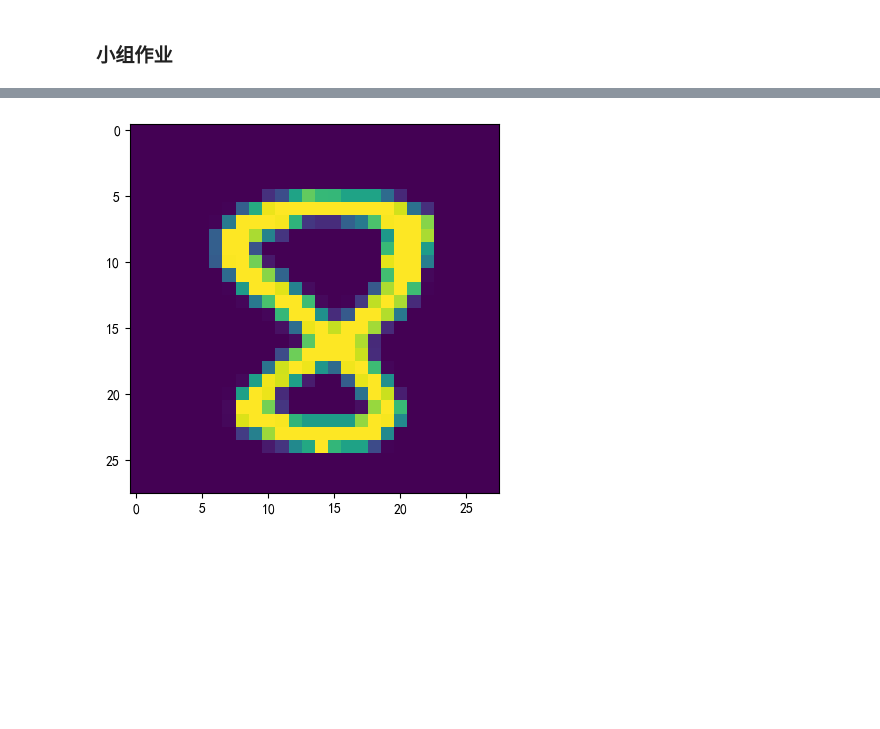
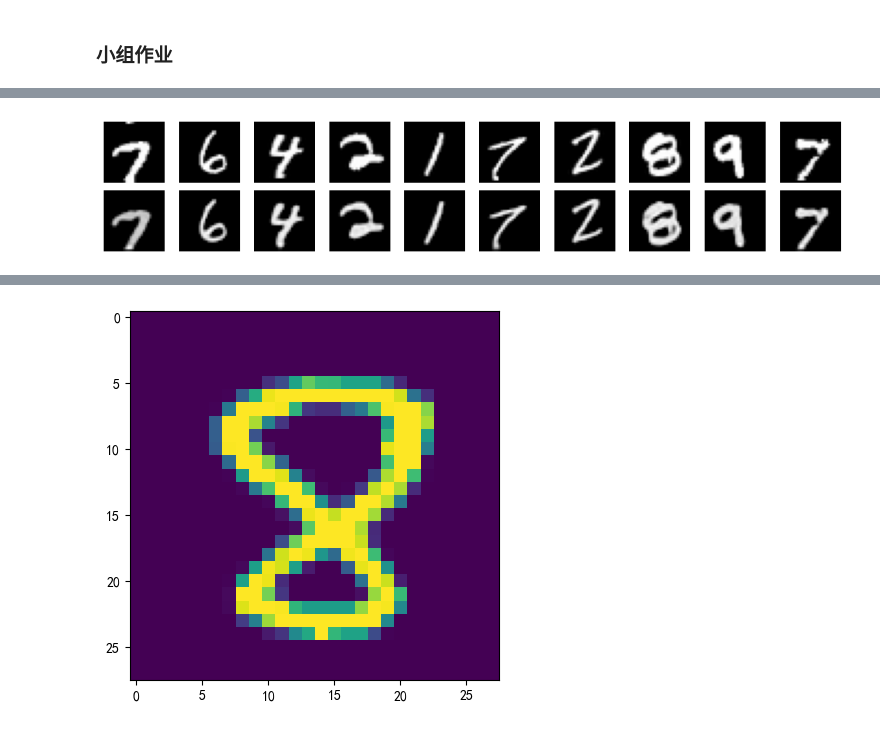
Before and after one commit to zhaziqwe/semi-supervised-minist, a Jupyter notebook: 小组作业.ipynb, the cells around one changed output, grey strips where cells are left out. Drawn from its saved outputs; the diff is of its cells as text; code cells hidden in the pictures; blank space fills up the shorter version.

```diff
--- a/小组作业.ipynb
+++ b/小组作业.ipynb
@@ -284,0 +536,26 @@ plt.show()
+# %%
+images = next(iter(unlabel_train_loader))
+images = images.reshape(-1, 1, 28, 28)
+images = images.to('cuda:0')  # 将输入数据移动到 GPU 上
+reconstructed_images = model.forward_1(images)
+
+# 将张量转换为图像并显示
+original_images = images.view(-1, 1, 28, 28).cpu().detach().numpy()
+reconstructed_images = reconstructed_images.view(-1, 1, 28, 28).cpu().detach().numpy()
+
+fig, axes = plt.subplots(nrows=2, ncols=10, figsize=(10, 2))
+
+# 显示原始图像
+for i, ax in enumerate(axes[0]):
+    ax.imshow(original_images[i].squeeze(), cmap='gray')
+    ax.axis('off')
+
+# 显示重构图像
+for i, ax in enumerate(axes[1]):
+    ax.imshow(reconstructed_images[i].squeeze(), cmap='gray')
+    ax.axis('off')
+
+plt.tight_layout()
+plt.show()
+# %% [output]
+[figure, added]
```
Also changed, not shown: parts of 23 cells of this notebook, 1 other file.
